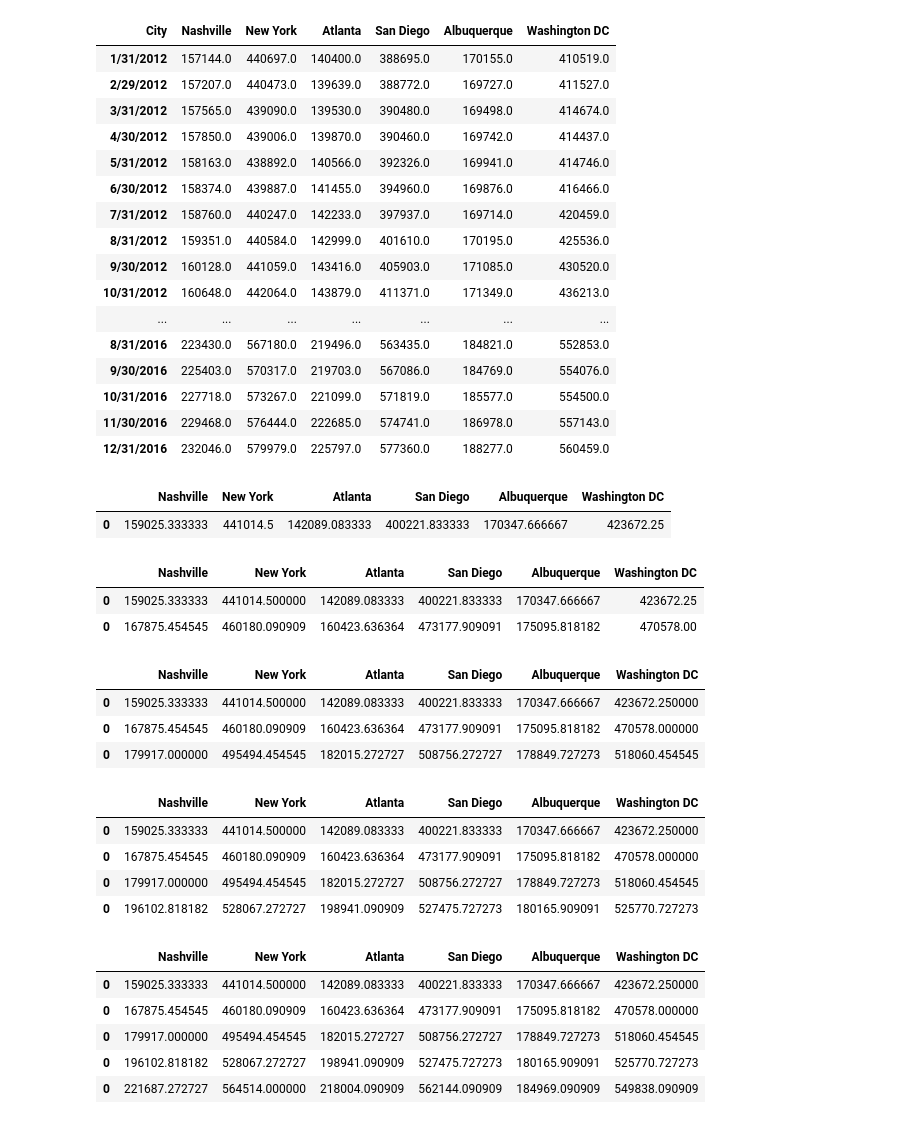
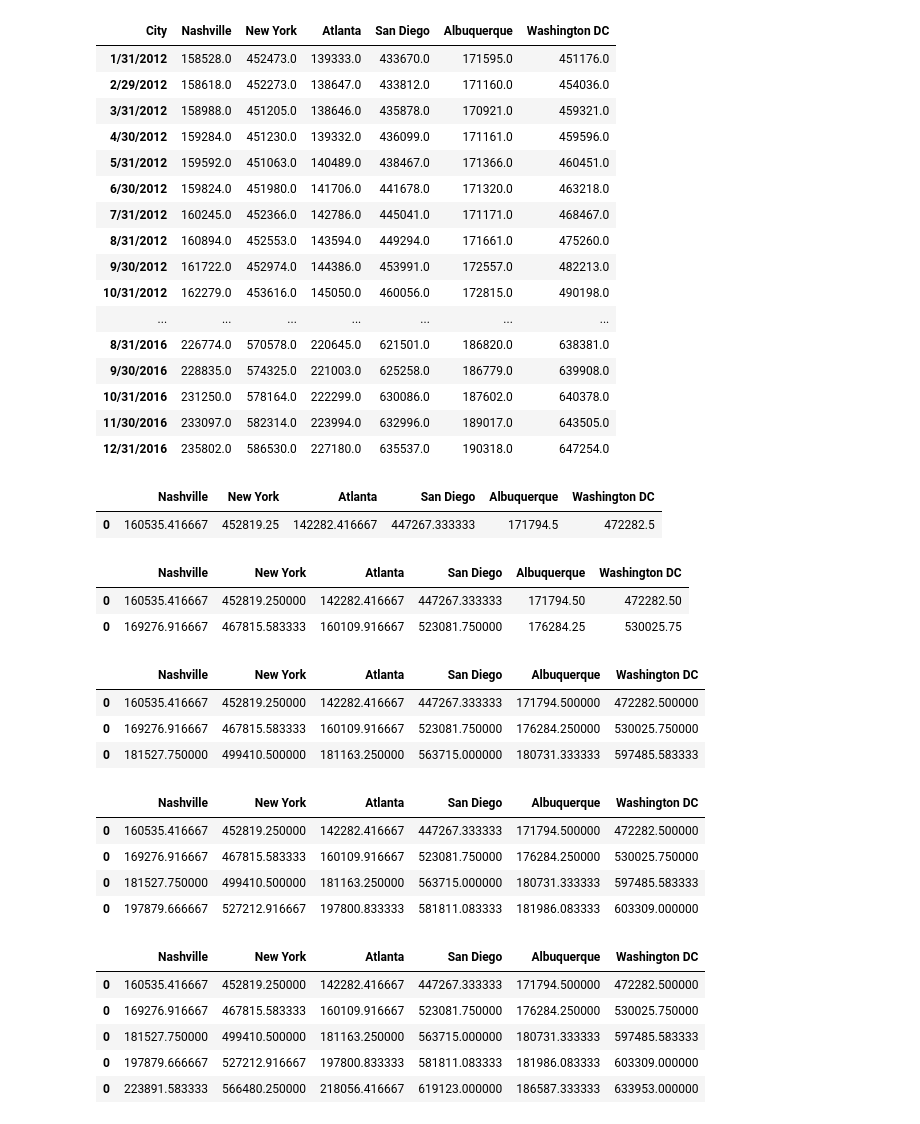
Before and after one commit to mdcrawford27/Project_1, a Jupyter notebook: Property_Values/Housing_Prices.ipynb, the cells around one changed output. Cells and saved outputs as stored; diff of their text form; code cells hidden in the pictures.

```diff
--- a/Property_Values/Housing_Prices.ipynb
+++ b/Property_Values/Housing_Prices.ipynb
@@ -97,26 +102,27 @@ house_cities2
 # %%
-house_cities3 = house_cities2.drop(house_cities2.index[[0,1,2,3,4,5,6,7,8,9,10,11]])
-house_cities4 = house_cities3.drop(['11/30/2017','10/31/2017','9/30/2017','8/31/2017','7/31/2017','6/30/2017','5/31/2017','1/31/2017','2/28/2017','3/31/2017','4/30/2017','12/31/2017'])
+#dropped some time frames we dont need since just doing 2012-2016
+house_cities4 = house_cities2.drop(['11/30/2017','10/31/2017','9/30/2017','8/31/2017','7/31/2017','6/30/2017','5/31/2017','1/31/2017','2/28/2017','3/31/2017','4/30/2017','12/31/2017'])
 house_cities4
 # %% [output]
 | City | Nashville | New York | Atlanta | San Diego | Albuquerque | Washington DC |
-| 1/31/2012 | 157144.0 | 440697.0 | 140400.0 | 388695.0 | 170155.0 | 410519.0 |
-| 2/29/2012 | 157207.0 | 440473.0 | 139639.0 | 388772.0 | 169727.0 | 411527.0 |
-| 3/31/2012 | 157565.0 | 439090.0 | 139530.0 | 390480.0 | 169498.0 | 414674.0 |
-| 4/30/2012 | 157850.0 | 439006.0 | 139870.0 | 390460.0 | 169742.0 | 414437.0 |
-| 5/31/2012 | 158163.0 | 438892.0 | 140566.0 | 392326.0 | 169941.0 | 414746.0 |
-| 6/30/2012 | 158374.0 | 439887.0 | 141455.0 | 394960.0 | 169876.0 | 416466.0 |
-| 7/31/2012 | 158760.0 | 440247.0 | 142233.0 | 397937.0 | 169714.0 | 420459.0 |
-| 8/31/2012 | 159351.0 | 440584.0 | 142999.0 | 401610.0 | 170195.0 | 425536.0 |
-| 9/30/2012 | 160128.0 | 441059.0 | 143416.0 | 405903.0 | 171085.0 | 430520.0 |
-| 10/31/2012 | 160648.0 | 442064.0 | 143879.0 | 411371.0 | 171349.0 | 436213.0 |
+| 1/31/2012 | 158528.0 | 452473.0 | 139333.0 | 433670.0 | 171595.0 | 451176.0 |
+| 2/29/2012 | 158618.0 | 452273.0 | 138647.0 | 433812.0 | 171160.0 | 454036.0 |
+| 3/31/2012 | 158988.0 | 451205.0 | 138646.0 | 435878.0 | 170921.0 | 459321.0 |
+| 4/30/2012 | 159284.0 | 451230.0 | 139332.0 | 436099.0 | 171161.0 | 459596.0 |
+| 5/31/2012 | 159592.0 | 451063.0 | 140489.0 | 438467.0 | 171366.0 | 460451.0 |
+| 6/30/2012 | 159824.0 | 451980.0 | 141706.0 | 441678.0 | 171320.0 | 463218.0 |
+| 7/31/2012 | 160245.0 | 452366.0 | 142786.0 | 445041.0 | 171171.0 | 468467.0 |
+| 8/31/2012 | 160894.0 | 452553.0 | 143594.0 | 449294.0 | 171661.0 | 475260.0 |
+| 9/30/2012 | 161722.0 | 452974.0 | 144386.0 | 453991.0 | 172557.0 | 482213.0 |
+| 10/31/2012 | 162279.0 | 453616.0 | 145050.0 | 460056.0 | 172815.0 | 490198.0 |
 | ... | ... | ... | ... | ... | ... | ... |
-| 8/31/2016 | 223430.0 | 567180.0 | 219496.0 | 563435.0 | 184821.0 | 552853.0 |
-| 9/30/2016 | 225403.0 | 570317.0 | 219703.0 | 567086.0 | 184769.0 | 554076.0 |
-| 10/31/2016 | 227718.0 | 573267.0 | 221099.0 | 571819.0 | 185577.0 | 554500.0 |
-| 11/30/2016 | 229468.0 | 576444.0 | 222685.0 | 574741.0 | 186978.0 | 557143.0 |
-| 12/31/2016 | 232046.0 | 579979.0 | 225797.0 | 577360.0 | 188277.0 | 560459.0 |
+| 8/31/2016 | 226774.0 | 570578.0 | 220645.0 | 621501.0 | 186820.0 | 638381.0 |
+| 9/30/2016 | 228835.0 | 574325.0 | 221003.0 | 625258.0 | 186779.0 | 639908.0 |
+| 10/31/2016 | 231250.0 | 578164.0 | 222299.0 | 630086.0 | 187602.0 | 640378.0 |
+| 11/30/2016 | 233097.0 | 582314.0 | 223994.0 | 632996.0 | 189017.0 | 643505.0 |
+| 12/31/2016 | 235802.0 | 586530.0 | 227180.0 | 635537.0 | 190318.0 | 647254.0 |
 # %%
+#calc average for 2012 and add it to a new dataframe
 cities = ["Nashville","New York","Atlanta","San Diego","Albuquerque","Washington DC"]
 
 df12 = pd.DataFrame(house_cities4.iloc[0:12])
@@ -124,47 +130,51 @@ averages12 = pd.DataFrame([df12.mean(axis=0)], columns=list(cities))
 averages12
 # %% [output]
 |  | Nashville | New York | Atlanta | San Diego | Albuquerque | Washington DC |
-| 0 | 159025.333333 | 441014.5 | 142089.083333 | 400221.833333 | 170347.666667 | 423672.25 |
+| 0 | 160535.416667 | 452819.25 | 142282.416667 | 447267.333333 | 171794.5 | 472282.5 |
 # %%
-df13 = pd.DataFrame(house_cities4.iloc[13:24])
+#calc average for 2013 and add to the new dataframe
+df13 = pd.DataFrame(house_cities4.iloc[12:24])
 averages13 = pd.DataFrame([df13.mean(axis=0)], columns=list(cities))
 averages = averages12.append(averages13)
 averages
 # %% [output]
 |  | Nashville | New York | Atlanta | San Diego | Albuquerque | Washington DC |
-| 0 | 159025.333333 | 441014.500000 | 142089.083333 | 400221.833333 | 170347.666667 | 423672.25 |
-| 0 | 167875.454545 | 460180.090909 | 160423.636364 | 473177.909091 | 175095.818182 | 470578.00 |
+| 0 | 160535.416667 | 452819.250000 | 142282.416667 | 447267.333333 | 171794.50 | 472282.50 |
+| 0 | 169276.916667 | 467815.583333 | 160109.916667 | 523081.750000 | 176284.25 | 530025.75 |
 # %%
-df14 = pd.DataFrame(house_cities4.iloc[25:36])
+#same for 2014
+df14 = pd.DataFrame(house_cities4.iloc[24:36])
 averages14 = pd.DataFrame([df14.mean(axis=0)], columns=list(cities))
 averages = averages.append(averages14)
 averages
 # %% [output]
 |  | Nashville | New York | Atlanta | San Diego | Albuquerque | Washington DC |
-| 0 | 159025.333333 | 441014.500000 | 142089.083333 | 400221.833333 | 170347.666667 | 423672.250000 |
-| 0 | 167875.454545 | 460180.090909 | 160423.636364 | 473177.909091 | 175095.818182 | 470578.000000 |
-| 0 | 179917.000000 | 495494.454545 | 182015.272727 | 508756.272727 | 178849.727273 | 518060.454545 |
+| 0 | 160535.416667 | 452819.250000 | 142282.416667 | 447267.333333 | 171794.500000 | 472282.500000 |
+| 0 | 169276.916667 | 467815.583333 | 160109.916667 | 523081.750000 | 176284.250000 | 530025.750000 |
+| 0 | 181527.750000 | 499410.500000 | 181163.250000 | 563715.000000 | 180731.333333 | 597485.583333 |
 # %%
-df15 = pd.DataFrame(house_cities4.iloc[37:48])
+#same for 2015
+df15 = pd.DataFrame(house_cities4.iloc[36:48])
 averages15 = pd.DataFrame([df15.mean(axis=0)], columns=list(cities))
 averages = averages.append(averages15)
 averages
 # %% [output]
 |  | Nashville | New York | Atlanta | San Diego | Albuquerque | Washington DC |
-| 0 | 159025.333333 | 441014.500000 | 142089.083333 | 400221.833333 | 170347.666667 | 423672.250000 |
-| 0 | 167875.454545 | 460180.090909 | 160423.636364 | 473177.909091 | 175095.818182 | 470578.000000 |
-| 0 | 179917.000000 | 495494.454545 | 182015.272727 | 508756.272727 | 178849.727273 | 518060.454545 |
-| 0 | 196102.818182 | 528067.272727 | 198941.090909 | 527475.727273 | 180165.909091 | 525770.727273 |
+| 0 | 160535.416667 | 452819.250000 | 142282.416667 | 447267.333333 | 171794.500000 | 472282.500000 |
+| 0 | 169276.916667 | 467815.583333 | 160109.916667 | 523081.750000 | 176284.250000 | 530025.750000 |
+| 0 | 181527.750000 | 499410.500000 | 181163.250000 | 563715.000000 | 180731.333333 | 597485.583333 |
+| 0 | 197879.666667 | 527212.916667 | 197800.833333 | 581811.083333 | 181986.083333 | 603309.000000 |
 # %%
-df16 = pd.DataFrame(house_cities4.iloc[49:60])
+#same for 2016
+df16 = pd.DataFrame(house_cities4.iloc[48:60])
 averages16 = pd.DataFrame([df16.mean(axis=0)], columns=list(cities))
 averages = averages.append(averages16)
 averages
 # %% [output]
 |  | Nashville | New York | Atlanta | San Diego | Albuquerque | Washington DC |
-| 0 | 159025.333333 | 441014.500000 | 142089.083333 | 400221.833333 | 170347.666667 | 423672.250000 |
-| 0 | 167875.454545 | 460180.090909 | 160423.636364 | 473177.909091 | 175095.818182 | 470578.000000 |
-| 0 | 179917.000000 | 495494.454545 | 182015.272727 | 508756.272727 | 178849.727273 | 518060.454545 |
-| 0 | 196102.818182 | 528067.272727 | 198941.090909 | 527475.727273 | 180165.909091 | 525770.727273 |
-| 0 | 221687.272727 | 564514.000000 | 218004.090909 | 562144.090909 | 184969.090909 | 549838.090909 |
+| 0 | 160535.416667 | 452819.250000 | 142282.416667 | 447267.333333 | 171794.500000 | 472282.500000 |
+| 0 | 169276.916667 | 467815.583333 | 160109.916667 | 523081.750000 | 176284.250000 | 530025.750000 |
+| 0 | 181527.750000 | 499410.500000 | 181163.250000 | 563715.000000 | 180731.333333 | 597485.583333 |
+| 0 | 197879.666667 | 527212.916667 | 197800.833333 | 581811.083333 | 181986.083333 | 603309.000000 |
+| 0 | 223891.583333 | 566480.250000 | 218056.416667 | 619123.000000 | 186587.333333 | 633953.000000 |
 # %%
```
Also changed, not shown: parts of 10 cells of this notebook, 1 other file.
